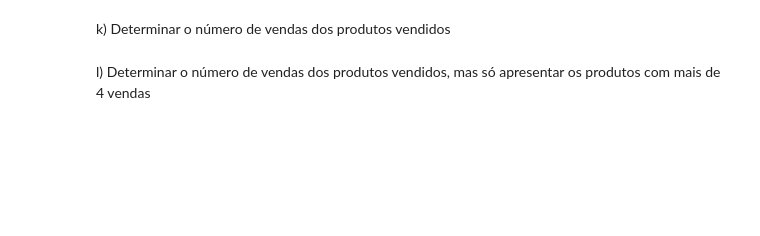
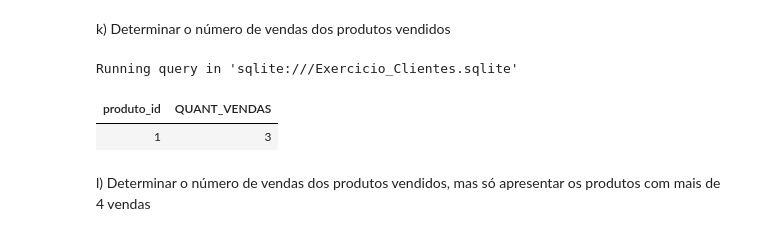
Before and after one commit to jpedrodias/FundamentosSQL, a Jupyter notebook: Week03/Exercicio_Clientes_resolvido.ipynb, the cells around one changed output. Cells and saved outputs as stored; diff of their text form; code cells hidden in the pictures; blank space fills up the shorter version.

```diff
--- a/Week03/Exercicio_Clientes_resolvido.ipynb
+++ b/Week03/Exercicio_Clientes_resolvido.ipynb
@@ -1073,4 +1092,15 @@ j) Apresentar o número de compras de cada cliente, mas só apresentar os client
 # %% [markdown]
 k) Determinar o número de vendas dos produtos vendidos
+# %%
+%%sql
+SELECT produto_id, COUNT(*) AS QUANT_VENDAS
+FROM vendas
+GROUP BY produto_id
+HAVING QUANT_VENDAS >= 2
+ORDER BY QUANT_VENDAS DESC;
+# %% [output]
+Running query in 'sqlite:///Exercicio_Clientes.sqlite'
+| produto_id | QUANT_VENDAS |
+| 1 | 3 |
 # %% [markdown]
 l) Determinar o número de vendas dos produtos vendidos, mas só apresentar os produtos com mais de 4 vendas
```
Also changed, not shown: parts of 2 cells of this notebook.
